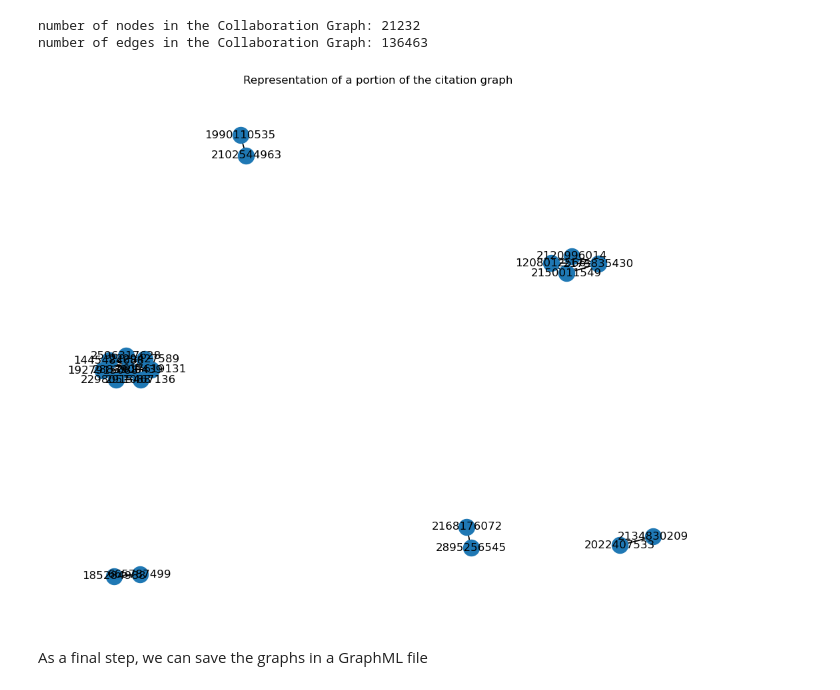
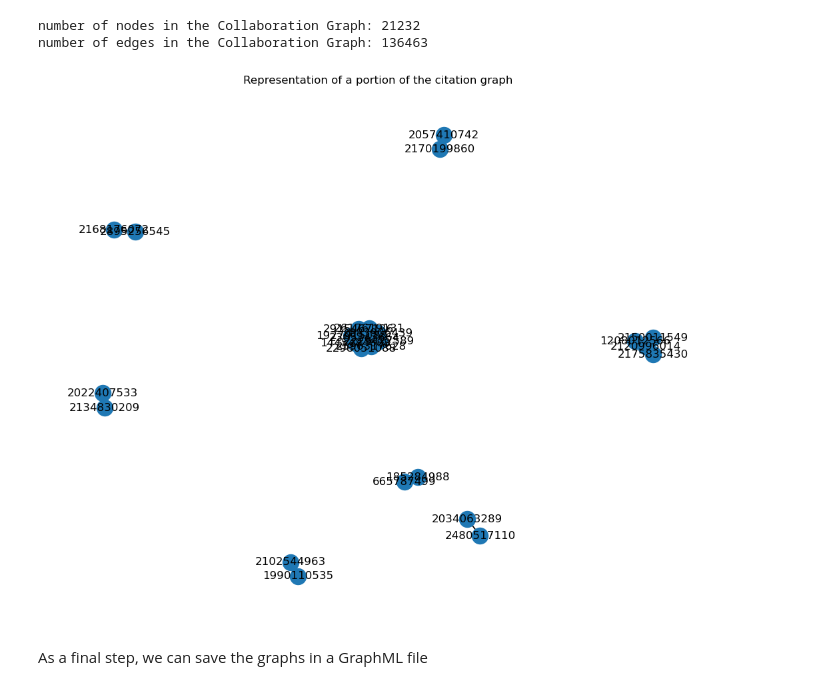
Before and after one commit to armanfeili/ADM-HW5, a Jupyter notebook: notebook 5.ipynb, the cells around one changed output. Cells and saved outputs as stored; diff of their text form; code cells hidden in the pictures.

```diff
--- a/notebook 5.ipynb
+++ b/notebook 5.ipynb
@@ -233,16 +233,16 @@ print(f'number of edges in the Collaboration Graph: {len(collab_G.edges())}')
 number of nodes in the Collaboration Graph: 21232
 number of edges in the Collaboration Graph: 136463
 # %%
-# creating a subgraph of 20 nodes
-subgraph = collab_G.subgraph(list(collab_G.nodes())[:20])
+# creating a subgraph of ten nodes
+subgraph = collab_G.subgraph(list(collab_G.nodes())[:25])
 position = nx.spring_layout(subgraph)
 plt.figure(figsize=(10,8))
 nx.draw(subgraph, with_labels=True, pos= position)
 nx.draw_networkx_edges(subgraph, pos=position)
-plt.title('Representation of a portion of the Collaboration Graph')
+plt.title('Representation of a portion of the citation graph')
 plt.show()
 # %% [output]
-[figure, old version]
+[figure, new version]
 # %% [markdown]
 As a final step, we can save the graphs in a GraphML file
 # %%
```
Also changed, not shown: parts of 24 cells of this notebook.
